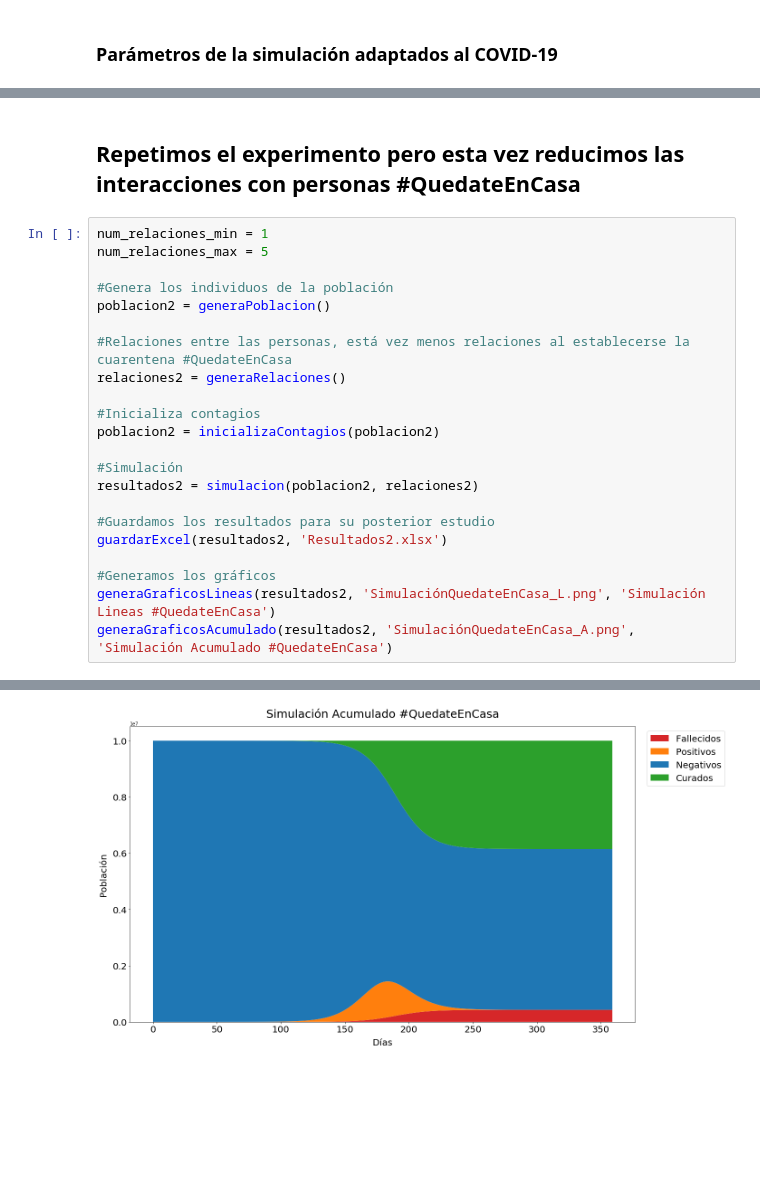
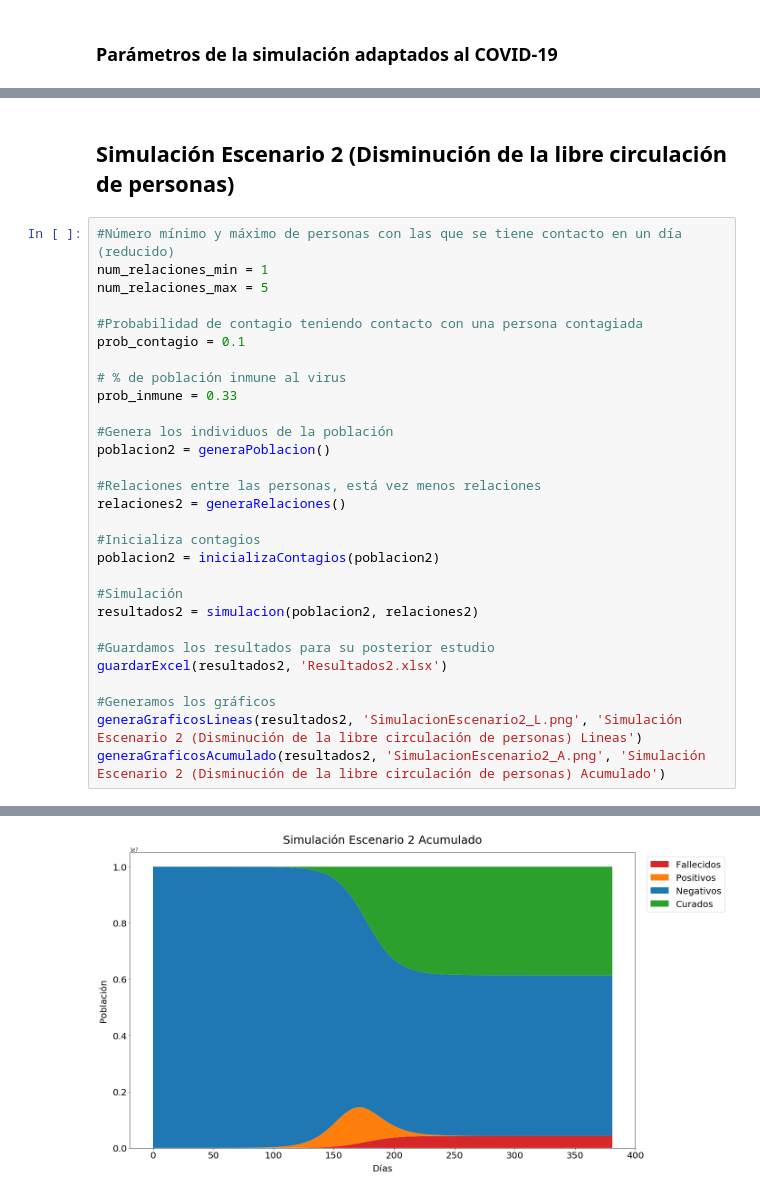
Before and after one commit to PascualArroyo/Simulador_Contagio_COVID-19, a Jupyter notebook: SimulacionVirtualContagio_COVID-19.ipynb, the cells around one changed output, grey strips where cells are left out. Drawn from its saved outputs; the diff is of its cells as text; blank space fills up the shorter version.

Commit message:
Generación de nuevos escenarios y comparativa gráfica entre ellos

```diff
--- a/SimulacionVirtualContagio_COVID-19.ipynb
+++ b/SimulacionVirtualContagio_COVID-19.ipynb
@@ -258,13 +272,20 @@ generaGraficosAcumulado(resultados, 'SimulaciónEstandar_A.png', 'Simulación Ac
-# %% [markdown]
-## Repetimos el experimento pero esta vez reducimos las interacciones con personas #QuedateEnCasa
+# %% [markdown]
+## Simulación Escenario 2 (Disminución de la libre circulación de personas)
 # %%
+#Número mínimo y máximo de personas con las que se tiene contacto en un día (reducido)
 num_relaciones_min = 1
 num_relaciones_max = 5
+
+#Probabilidad de contagio teniendo contacto con una persona contagiada
+prob_contagio = 0.1
+
+# % de población inmune al virus
+prob_inmune = 0.33
 
 #Genera los individuos de la población
 poblacion2 = generaPoblacion()
 
-#Relaciones entre las personas, está vez menos relaciones al establecerse la cuarentena #QuedateEnCasa
+#Relaciones entre las personas, está vez menos relaciones
 relaciones2 = generaRelaciones()
 
 #Inicializa contagios
@@ -277,6 +298,6 @@ resultados2 = simulacion(poblacion2, relaciones2)
 guardarExcel(resultados2, 'Resultados2.xlsx')
 
 #Generamos los gráficos
-generaGraficosLineas(resultados2, 'SimulaciónQuedateEnCasa_L.png', 'Simulación Lineas #QuedateEnCasa')
-generaGraficosAcumulado(resultados2, 'SimulaciónQuedateEnCasa_A.png', 'Simulación Acumulado #QuedateEnCasa')
+generaGraficosLineas(resultados2, 'SimulacionEscenario2_L.png', 'Simulación Escenario 2 (Disminución de la libre circulación de personas) Lineas')
+generaGraficosAcumulado(resultados2, 'SimulacionEscenario2_A.png', 'Simulación Escenario 2 (Disminución de la libre circulación de personas) Acumulado')
 # %% [output]
@@ -284 +305 @@ generaGraficosAcumulado(resultados2, 'SimulaciónQuedateEnCasa_A.png', 'Simulaci
-[figure, old version]
+[figure, new version]
```
Also changed, not shown: parts of 22 cells of this notebook, 23 other files.
